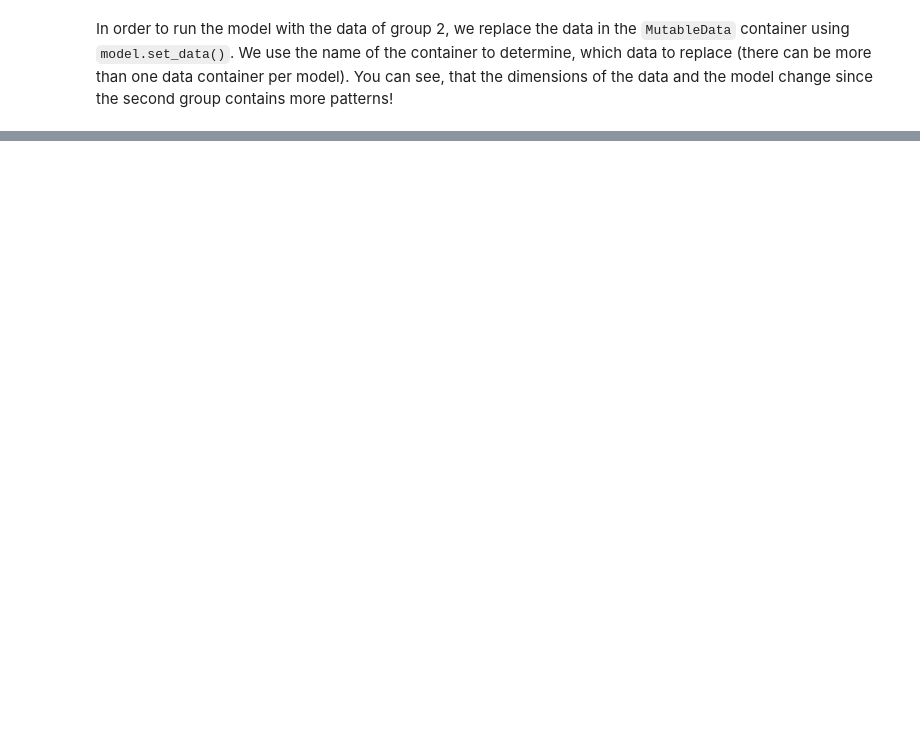
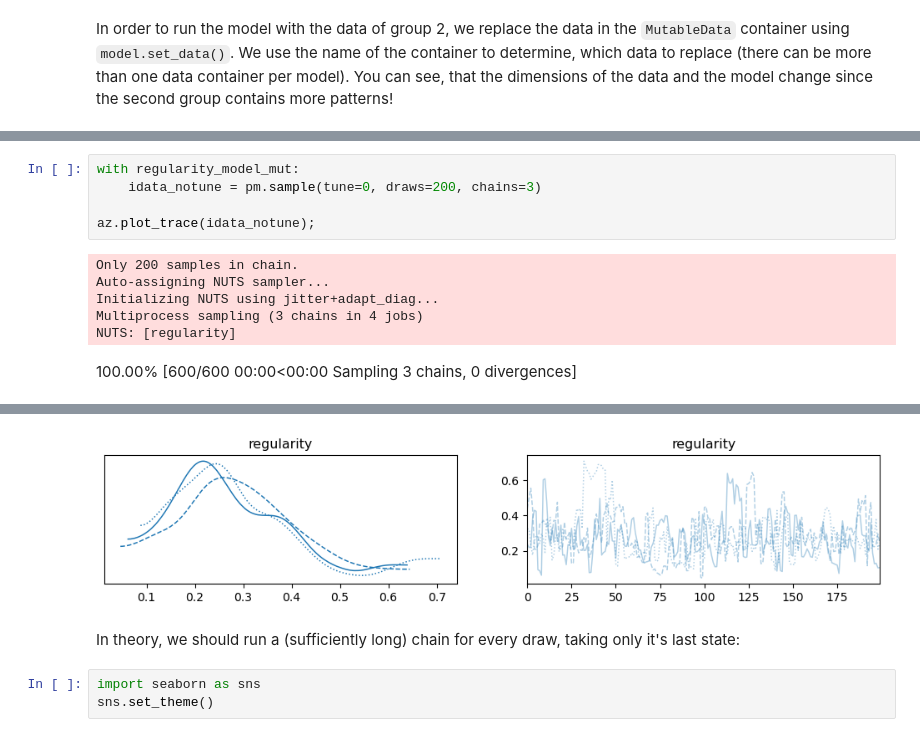
Before and after one commit to Amsterdam-Music-Lab/gmth23-bayes-workshop, a Jupyter notebook: regularity.ipynb, the cells around one changed output, grey strips where cells are left out. Cells and saved outputs as stored; diff of their text form; blank space fills up the shorter version.

```diff
--- a/regularity.ipynb
+++ b/regularity.ipynb
@@ -451,0 +463,12 @@ Sampling 4 chains for 1_000 tune and 5_000 draw iterations (4_000 + 20_000 draws
+# %%
+with regularity_model_mut:
+    idata_notune = pm.sample(tune=0, draws=200, chains=3)
+
+az.plot_trace(idata_notune);
+# %% [output]
+Only 200 samples in chain.
+Auto-assigning NUTS sampler...
+Initializing NUTS using jitter+adapt_diag...
+Multiprocess sampling (3 chains in 4 jobs)
+NUTS: [regularity]
+100.00% [600/600 00:00<00:00 Sampling 3 chains, 0 divergences]
@@ -451,0 +477,7 @@ Sampling 4 chains for 1_000 tune and 5_000 draw iterations (4_000 + 20_000 draws
+[figure, added]
+# %% [markdown]
+In theory, we should run a (sufficiently long) chain for every draw,
+taking only it's last state:
+# %%
+import seaborn as sns
+sns.set_theme()
```
Also changed, not shown: parts of 12 cells of this notebook, 2 other files.
